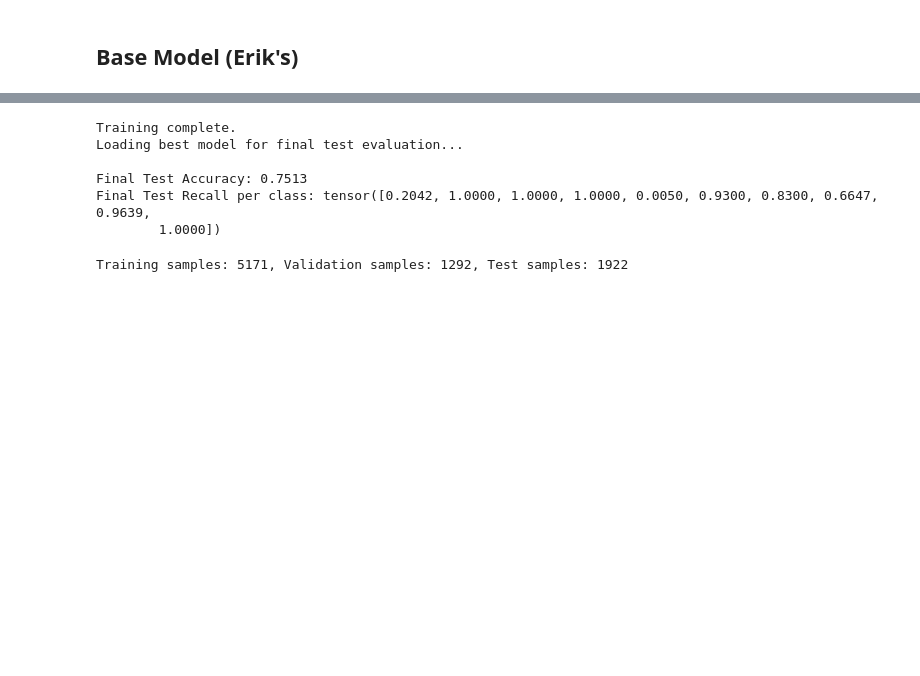
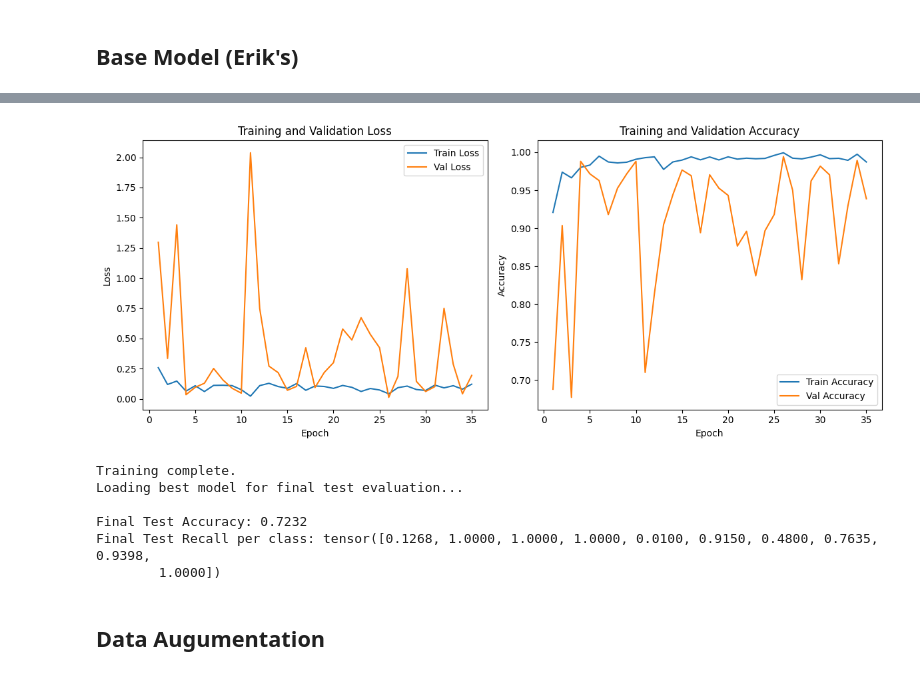
Before and after one commit to myngoc-trg/Bachelor_Project_Statistics, a Jupyter notebook: Report.ipynb, the cells around one changed output, grey strips where cells are left out. Cells and saved outputs as stored; diff of their text form; code cells hidden in the pictures; blank space fills up the shorter version.

```diff
--- a/Report.ipynb
+++ b/Report.ipynb
@@ -59,7 +126,4 @@ All libraries imported successfully!
 # %%
-train_dir = '/home/na1488tr-s/Bachelor_Project_Statistics/Data/Size-data/Sorted_224_sizeTrain'
-test_dir = '/home/na1488tr-s/Bachelor_Project_Statistics/Data/Size-data/Sorted_224_sizeTest'
-test_excel_path = '/home/na1488tr-s/Bachelor_Project_Statistics/Data/Size-data/Size_features/size_data.xlsx'
 
 size_lookup, species_mean_lookup, global_mean = lookup_size_from_excel(test_excel_path)
 
@@ -86,8 +150,8 @@ test_tf = T.Compose([
 ])
 
 
-train_dataset = PollenFolderWithSizeDataset(img_dir=train_dir, class_to_idx=class_to_idx, size_lookup=size_lookup, species_mean_lookup=species_mean_lookup, global_mean=global_mean, transform=train_tf)
-test_dataset = PollenFolderWithSizeDataset(img_dir=test_dir, class_to_idx=class_to_idx, size_lookup=size_lookup, species_mean_lookup=species_mean_lookup, global_mean=global_mean, transform=test_tf)
+train_dataset = PollenFolderWithSizeDataset(img_dir=train_dir, class_to_idx=class_to_idx, size_lookup=size_lookup, species_mean_lookup=species_mean_lookup, transform=train_tf)
+test_dataset = PollenFolderWithSizeDataset(img_dir=test_dir, class_to_idx=class_to_idx, size_lookup=size_lookup, species_mean_lookup=species_mean_lookup, transform=test_tf)
 # %% [output]
 Total samples: 9844
 No missing size data found. All rows have valid majoraxis and minoraxis values in Excel file.
@@ -222,0 +268,11 @@ def eval_epoch(loader):
+# %%
+# Validation split (80% train, 20% val)
+train_size = int(0.8 * len(train_dataset))
+val_size = len(train_dataset) - train_size
+
+# For reproducibility, set a random seed
+generator = torch.Generator().manual_seed(42)
+train_subset, val_subset = random_split(train_dataset, [train_size, val_size], generator=generator)
+
+print(f"Train subset size: {len(train_subset)}")
+print(f"Validation subset size: {len(val_subset)}")
@@ -354,10 +360,30 @@ Val Recall per class: tensor([0.9890, 0.9883, 0.9935, 0.9667, 1.0000, 0.9625, 0.
+# %%
+epochs = range(1, EPOCHS_NUM + 1)
+
+fig, ax = plt.subplots(1, 2, figsize=(12, 5))
+ax[0].plot(epochs, history["train_loss"], label="Train Loss")
+ax[0].plot(epochs, history["val_loss"], label="Val Loss")
+ax[0].set_xlabel("Epoch")
+ax[0].set_ylabel("Loss")
+ax[0].set_title("Training and Validation Loss")
+ax[0].legend()
+ax[1].plot(epochs, history["train_acc"], label="Train Accuracy")
+ax[1].plot(epochs, history["val_acc"], label="Val Accuracy")
+ax[1].set_xlabel("Epoch")
+ax[1].set_ylabel("Accuracy")
+ax[1].set_title("Training and Validation Accuracy")
+ax[1].legend()
+plt.tight_layout()
+plt.show()
+# %% [output]
+[figure, added]
 # %%
 print("\nTraining complete.")
 print("Loading best model for final test evaluation...")
 
 model.load_state_dict(torch.load("best_model.pth"))
 
-test_recall_per_class, test_acc = eval_epoch(test_loader)
+test_recall_per_class, test_acc, _ = eval_epoch(model, test_loader, device, recall_metric, accuracy_metric, None)
 
 print(f"\nFinal Test Accuracy: {test_acc:.4f}")
 print(f"Final Test Recall per class: {test_recall_per_class}")
@@ -365,27 +391,8 @@ print(f"Final Test Recall per class: {test_recall_per_class}")
 Training complete.
 Loading best model for final test evaluation...
 
-Final Test Accuracy: 0.7513
-Final Test Recall per class: tensor([0.2042, 1.0000, 1.0000, 1.0000, 0.0050, 0.9300, 0.8300, 0.6647, 0.9639,
+Final Test Accuracy: 0.7232
+Final Test Recall per class: tensor([0.1268, 1.0000, 1.0000, 1.0000, 0.0100, 0.9150, 0.4800, 0.7635, 0.9398,
         1.0000])
-# %%
-# Splitting the training dataset into training and validation sets
-import random
-
-
-val_ratio = 0.2
-n_total = len(train_dataset)
-n_val = int(n_total * val_ratio)
-n_train = n_total - n_val
-
-# for reproducibility
-g = torch.Generator().manual_seed(42)
-
-train_dataset, val_dataset = random_split(train_dataset, [n_train, n_val], generator=g)
-
-print(f"Training samples: {len(train_dataset)}, Validation samples: {len(val_dataset)}, Test samples: {len(test_dataset)}")
-
-train_loader = DataLoader(train_dataset, batch_size=32, shuffle=True, num_workers=0)
-val_loader = DataLoader(val_dataset, batch_size=32, shuffle=True, num_workers=0)
-# %% [output]
-Training samples: 5171, Validation samples: 1292, Test samples: 1922
+# %% [markdown]
+## Data Augumentation
```
Also changed, not shown: parts of 17 cells of this notebook, 3 other files.
